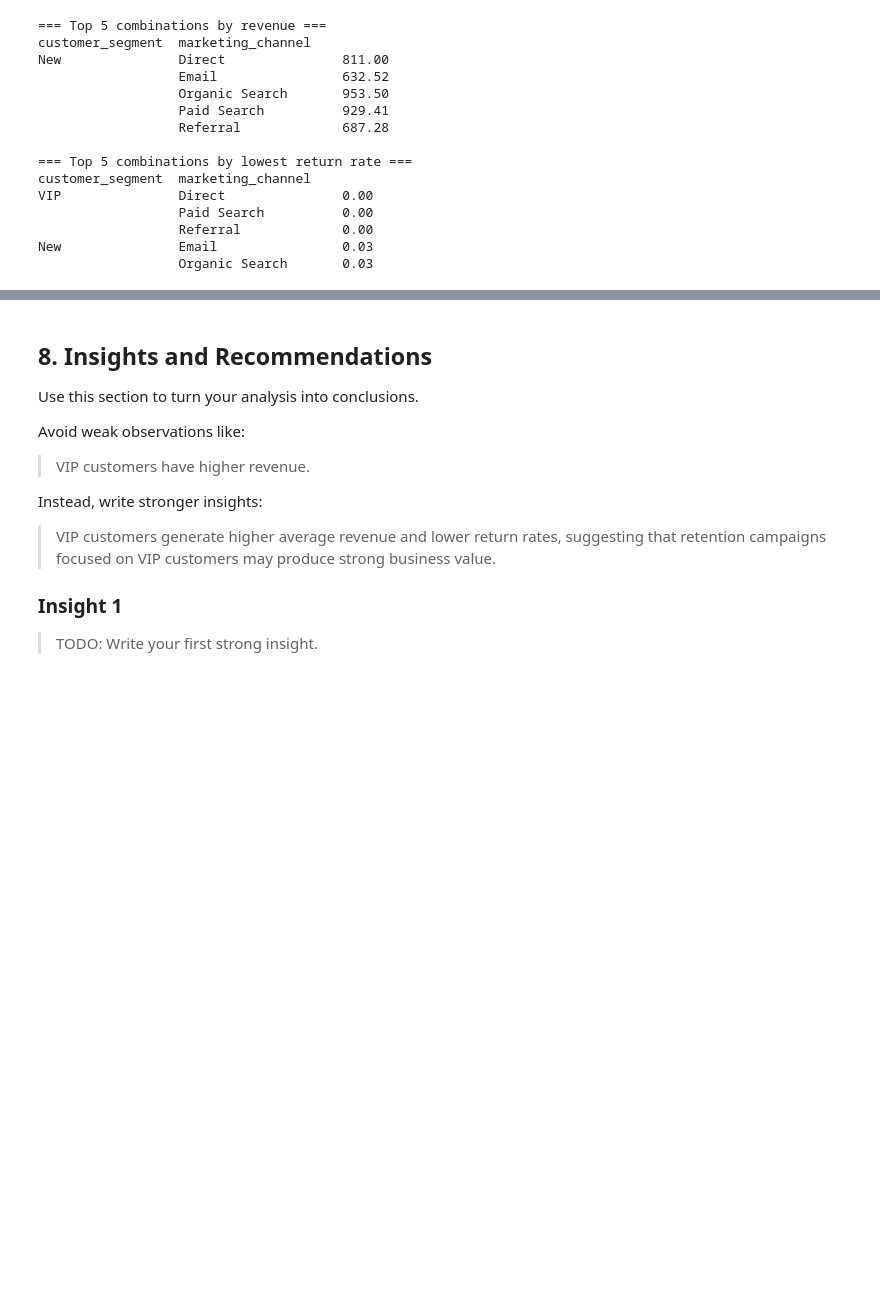
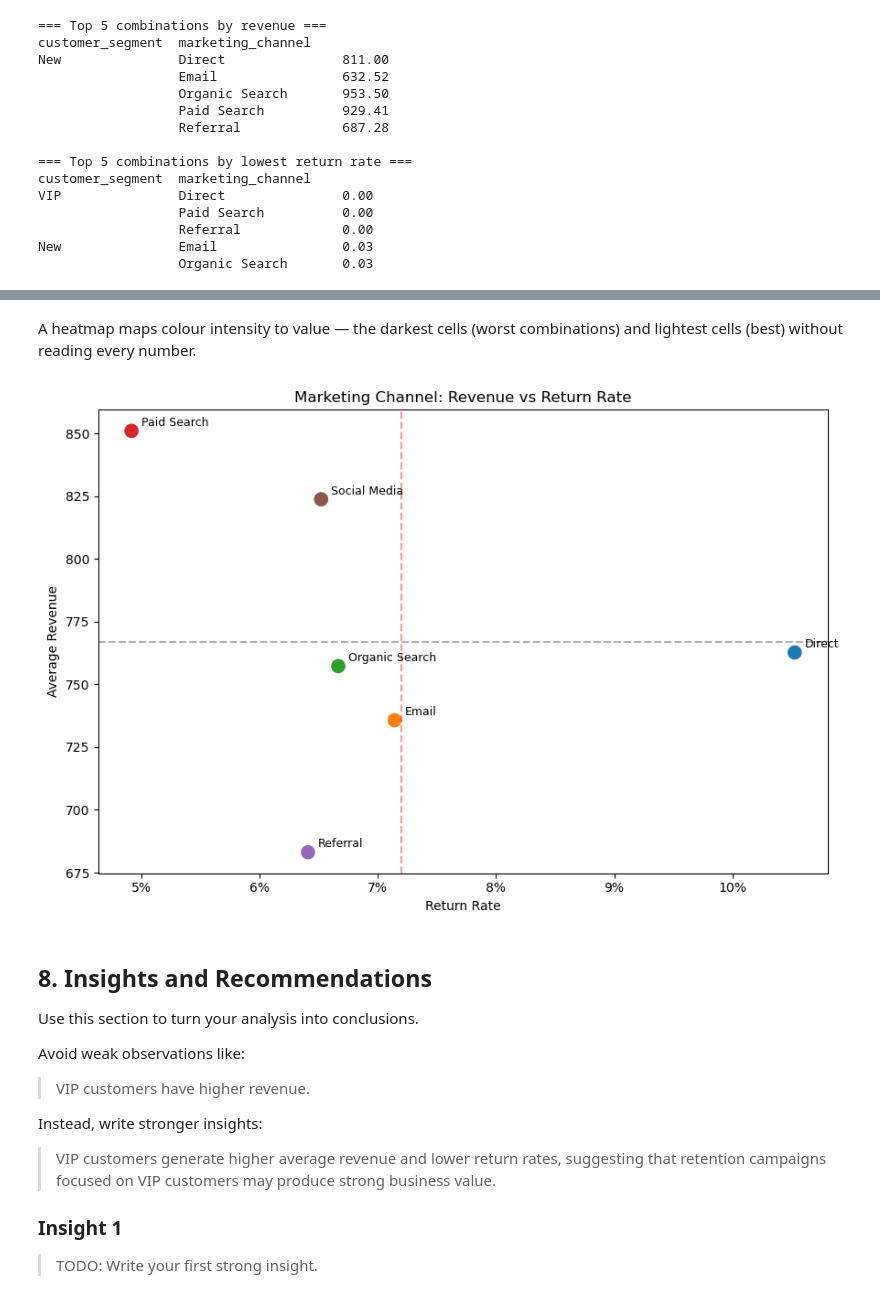
Before and after one commit to ritika-1412/capstone-pad, a Jupyter notebook: notebooks/analysis_1.ipynb, the cells around one changed output, grey strips where cells are left out. Cells and saved outputs as stored; diff of their text form; code cells hidden in the pictures; blank space fills up the shorter version.

```diff
--- a/notebooks/analysis_1.ipynb
+++ b/notebooks/analysis_1.ipynb
@@ -566,3 +594,29 @@ New               Email                0.03
+# %% [markdown]
+A heatmap maps colour intensity to value — the darkest cells (worst combinations) and lightest cells (best) without reading every number.
+# %%
+channel_summary = df_clean.groupby("marketing_channel").agg(
+    avg_revenue=("estimated_revenue", "mean"),
+    return_rate=("returned", "mean")
+).reset_index()
+
+plt.figure(figsize=(9, 6))
+ax = sns.scatterplot(data=channel_summary, x="return_rate", y="avg_revenue",
+                     s=150, hue="marketing_channel", palette="tab10", legend=False)
+for _, row in channel_summary.iterrows():
+    ax.annotate(row["marketing_channel"],
+                (row["return_rate"], row["avg_revenue"]),
+                textcoords="offset points", xytext=(8, 4), fontsize=9)
+ax.xaxis.set_major_formatter(mticker.FuncFormatter(lambda x, _: f"{x:.0%}"))
+plt.axhline(df_clean["estimated_revenue"].mean(), linestyle="--", color="grey", alpha=0.6, label="Avg revenue")
+plt.axvline(df_clean["returned"].mean(), linestyle="--", color="red", alpha=0.4, label="Avg return rate")
+plt.title("Marketing Channel: Revenue vs Return Rate")
+plt.xlabel("Return Rate")
+plt.ylabel("Average Revenue")
+plt.tight_layout()
+plt.savefig(FIGURES_DIR / "scatter_channel_revenue_vs_returns.png")
+plt.show()
+# %% [output]
+[figure, added]
 # %% [markdown]
 ## 8. Insights and Recommendations
 
```
Also changed, not shown: parts of 3 cells of this notebook, 3 other files.
